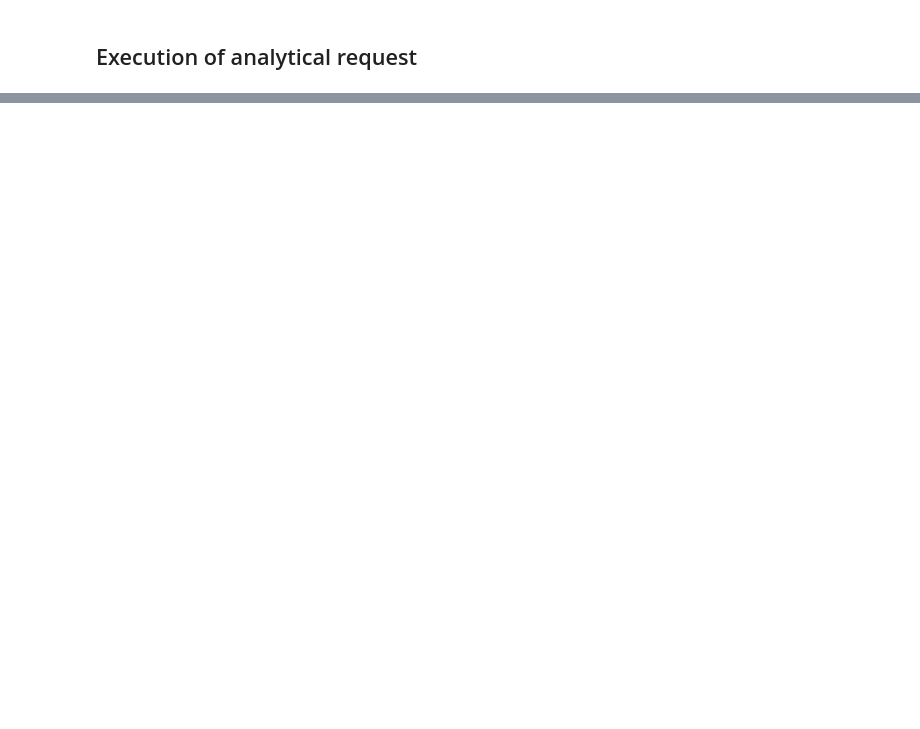
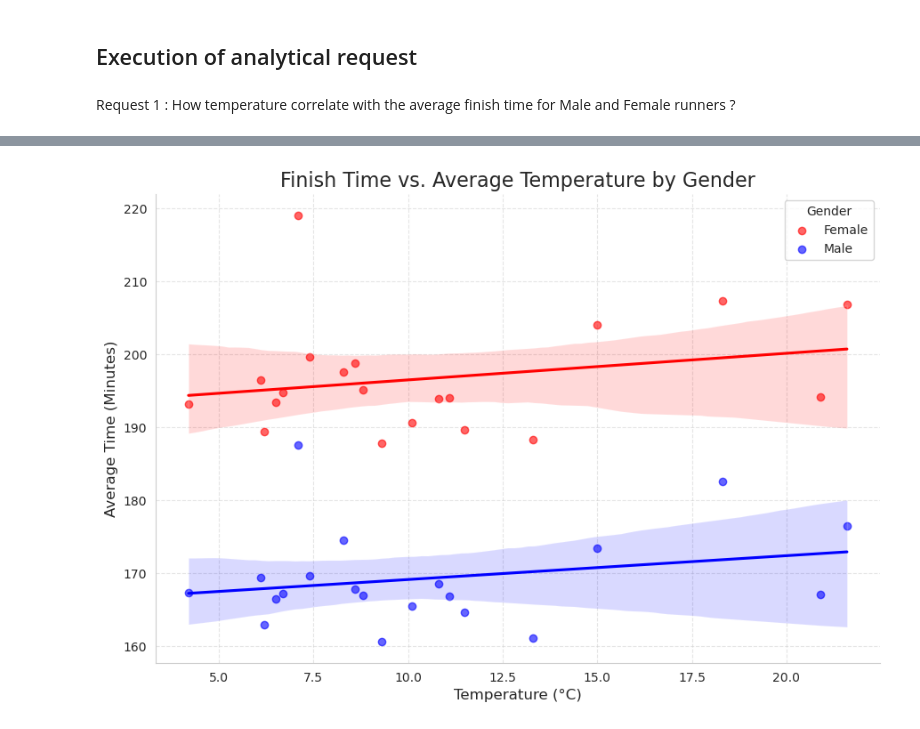
Before and after one commit to AO2708/data_eng_project, a Jupyter notebook: project.ipynb, the cells around one changed output, grey strips where cells are left out. Cells and saved outputs as stored; diff of their text form; code cells hidden in the pictures; blank space fills up the shorter version.

```diff
--- a/project.ipynb
+++ b/project.ipynb
@@ -286,7 +285,12 @@ Error during the execution of the DAG !
 # %% [markdown]
 ## Execution of analytical request
+# %% [markdown]
+Request 1 : How temperature correlate with the average finish time for Male and Female runners ?
 # %%
 import psycopg2
+import pandas as pd
+import seaborn as sns
+import matplotlib.pyplot as plt
 
 conn = psycopg2.connect(
     host="postgres",
@@ -301,7 +305,7 @@ cur.execute("""
     SELECT
         d.year,
         l.city,
-        w.pressure,
+        w.averageTemperature,
         r.gender,
         AVG(f.time)::time(0) as average_finish_time
     FROM factraceresult f
@@ -309,27 +313,65 @@ cur.execute("""
     JOIN dimrunner r ON f.runnerkey = r.runnerkey
     JOIN dimdate d ON f.datekey = d.datekey
     JOIN dimlocation l ON f.locationkey = l.locationkey
-    WHERE f.overallranking <= 100
+    WHERE f.genderranking <= 1000
     GROUP BY
         d.year,
         l.city,
-        w.pressure,
+        w.averageTemperature,
         r.gender
     ORDER BY
-        w.pressure DESC;
+        w.averageTemperature DESC;
 """)
 
 rows = cur.fetchall()
 
-# Afficher un en-tête pour la lisibilité
-print(f"{'Year':<6} | {'City':<10} | {'Pressure':<10} | {'Gender':<6} | {'Avg Time'}")
+""" Print results if needed
+print(f"{'Year':<6} | {'City':<10} | {'Temperature':<10} | {'Gender':<6} | {'Avg Time'}")
 print("-" * 60)
 
-# Boucle pour afficher chaque résultat
 for row in rows:
-    year, city, pressure, gender, time = row
-    print(f"{year:<6} | {city:<10} | {pressure:<10} | {gender:<6} | {time}")
+    year, city, averageTemperature, gender, time = row
+    print(f"{year:<6} | {city:<10} | {averageTemperature:<10} | {gender:<6} | {time}")
+"""
 
 cur.close()
 conn.close()
+
+df = pd.DataFrame(rows, columns=['Year', 'City', 'Temperature', 'Gender', 'Avg_Time'])
+
+df = df[df['Gender'].isin(['M', 'F'])]
+
+def time_to_minutes(t):
+    if t is None:
+        return None
+    return t.hour * 60 + t.minute + t.second / 60.0
+
+df['Time_Minutes'] = df['Avg_Time'].apply(time_to_minutes)
+
+df['Temperature'] = df['Temperature'].astype(float)
+df['Time_Minutes'] = df['Time_Minutes'].astype(float)
+
+gender_label_map = {'M': 'Male', 'F': 'Female'}
+df['Gender'] = df['Gender'].replace(gender_label_map)
+
+custom_colors = {'Male': 'blue', 'Female': 'red'}
+
+sns.lmplot(
+    data=df,
+    x='Temperature',
+    y='Time_Minutes',
+    hue='Gender',
+    palette=custom_colors,
+    height=6,
+    aspect=1.5,
+    scatter_kws={'alpha': 0.6},
+    facet_kws={'legend_out': False}
+)
+
+plt.title('Finish Time vs. Average Temperature by Gender', fontsize=16)
+plt.xlabel('Temperature (°C)', fontsize=12)
+plt.ylabel('Average Time (Minutes)', fontsize=12)
+plt.grid(True, linestyle='--', alpha=0.5)
+
+plt.show()
 # %% [output]
@@ -352,0 +378 @@ Year   | City       | Pressure   | Gender | Avg Time
+[figure, added]
```
Also changed, not shown: parts of 9 cells of this notebook, 6 other files.
